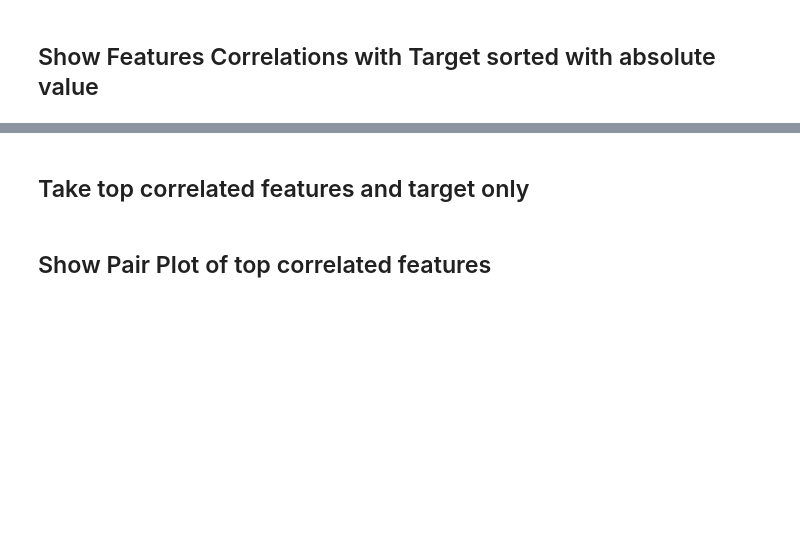
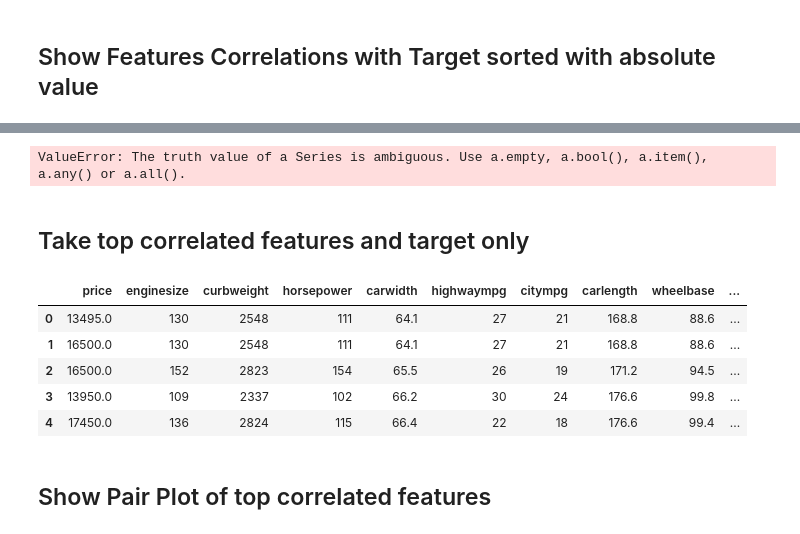
Before and after one commit to tornikeo/school-of-ai, a Jupyter notebook: workshop_1_problem_2.ipynb, the cells around one changed output, grey strips where cells are left out. Saved outputs shown, nothing was run; the diff lists cells and outputs as text; code cells hidden in the pictures; blank space fills up the shorter version.

```diff
--- a/workshop_1_problem_2.ipynb
+++ b/workshop_1_problem_2.ipynb
@@ -124,7 +176,7 @@ print()
 We only use numerical features for simplicity now. Usually all features are used considering their importance and correlation with target. Feature engineering will be taught later in separate lecture. You can get some examples from [here](https://jakevdp.github.io/PythonDataScienceHandbook/05.04-feature-engineering.html)
 # %%
 # take only chosen numerical features and assign back to dataframe
-cars =
+cars = numerical_features
 # %% [markdown]
 # Visualizing the data
 # %% [markdown]
@@ -176,2 +261,3 @@ barh_plot(cars.corr()['price'].abs().sort_values(ascending=True))
 # %%
-cars.corr()['price'].abs().sort_values(ascending=False)
+corrs = cars.corr()['price'].abs().sort_values(ascending=False)
+corrs
@@ -178,12 +282,23 @@ cars.corr()['price'].abs().sort_values(ascending=False)
 # %%
 # take top correlated features with correlation more than 0.5
-top_correlated_features =
+
+top_correlated_features = corrs[corrs > .5].index
+top_correlated_features
+# %% [output]
+ValueError: The truth value of a Series is ambiguous. Use a.empty, a.bool(), a.item(), a.any() or a.all().
 # %% [markdown]
 ## Take top correlated features and target only
 # %%
 # take only high correlated features + target and assign all of them to cars dataframe (overwrite)
-cars =
+cars = cars[top_correlated_features]
 cars.head()
+# %% [output]
+|  | price | enginesize | curbweight | horsepower | carwidth | highwaympg | citympg | carlength | wheelbase | ... |
+| 0 | 13495.0 | 130 | 2548 | 111 | 64.1 | 27 | 21 | 168.8 | 88.6 | ... |
+| 1 | 16500.0 | 130 | 2548 | 111 | 64.1 | 27 | 21 | 168.8 | 88.6 | ... |
+| 2 | 16500.0 | 152 | 2823 | 154 | 65.5 | 26 | 19 | 171.2 | 94.5 | ... |
+| 3 | 13950.0 | 109 | 2337 | 102 | 66.2 | 30 | 24 | 176.6 | 99.8 | ... |
+| 4 | 17450.0 | 136 | 2824 | 115 | 66.4 | 22 | 18 | 176.6 | 99.4 | ... |
 # %% [markdown]
 ## Show Pair Plot of top correlated features
 # %%
```
Also changed, not shown: parts of 36 cells of this notebook.
